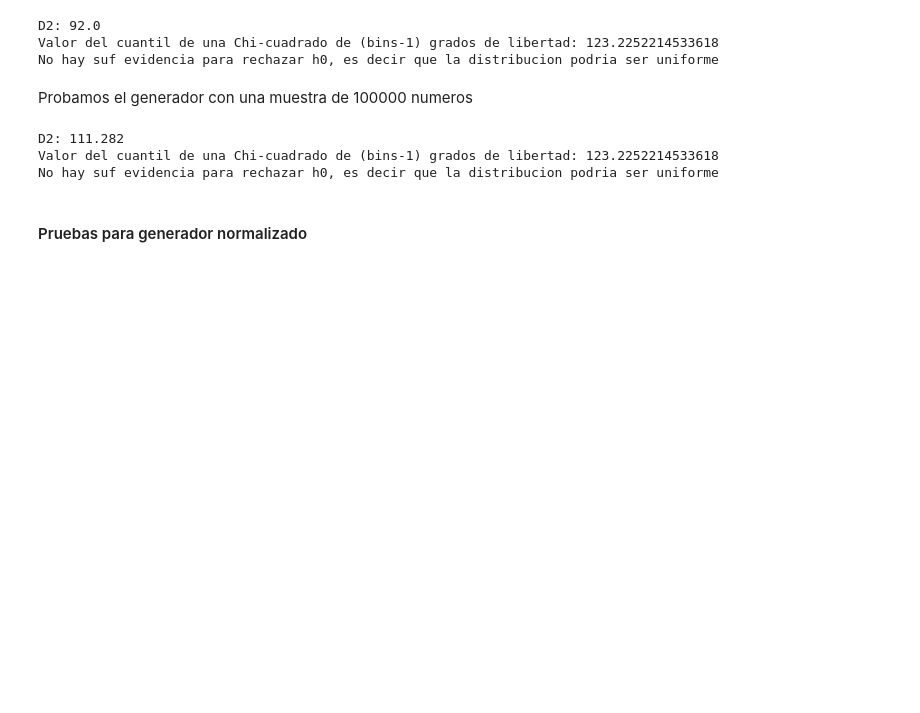
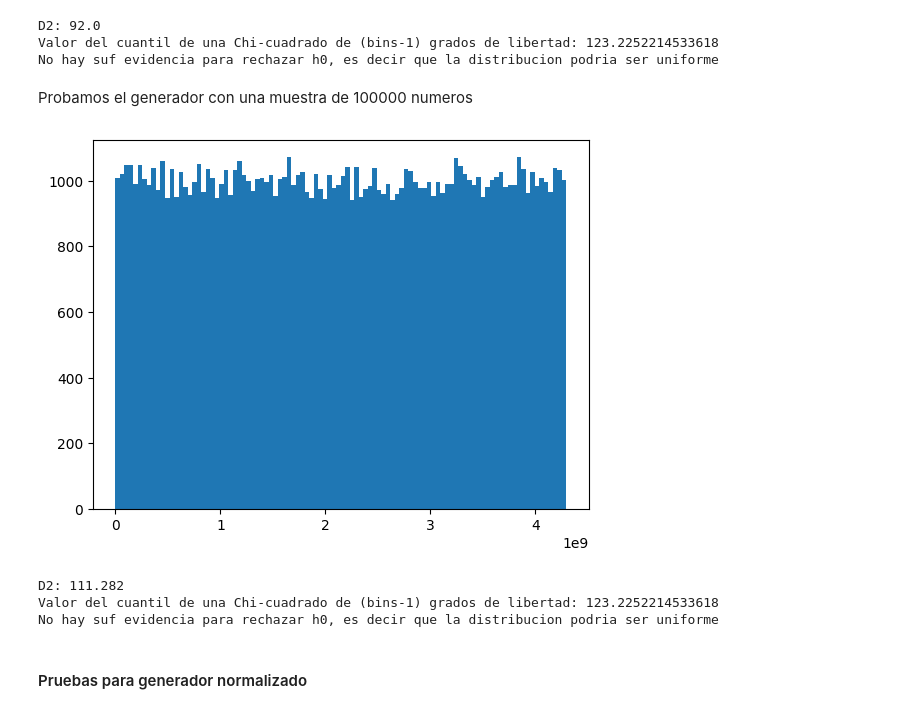
Before and after one commit to Rivejjj/Los-Simuladores, a Jupyter notebook: tp1.ipynb, the cells around one changed output. Drawn from its saved outputs; the diff is of its cells as text; code cells hidden in the pictures; blank space fills up the shorter version.

```diff
--- a/tp1.ipynb
+++ b/tp1.ipynb
@@ -202,4 +234,8 @@ Valor del cuantil de una Chi-cuadrado de (bins-1) grados de libertad: 123.225221
 No hay suf evidencia para rechazar h0, es decir que la distribucion podria ser uniforme
 # %% [markdown]
 Probamos el generador con una muestra de 100000 numeros
+# %%
+rand_numbers  = get_random_and_plot(generator, 100000, 100)
+# %% [output]
+[figure, added]
 # %%
```
Also changed, not shown: parts of 67 cells of this notebook.
